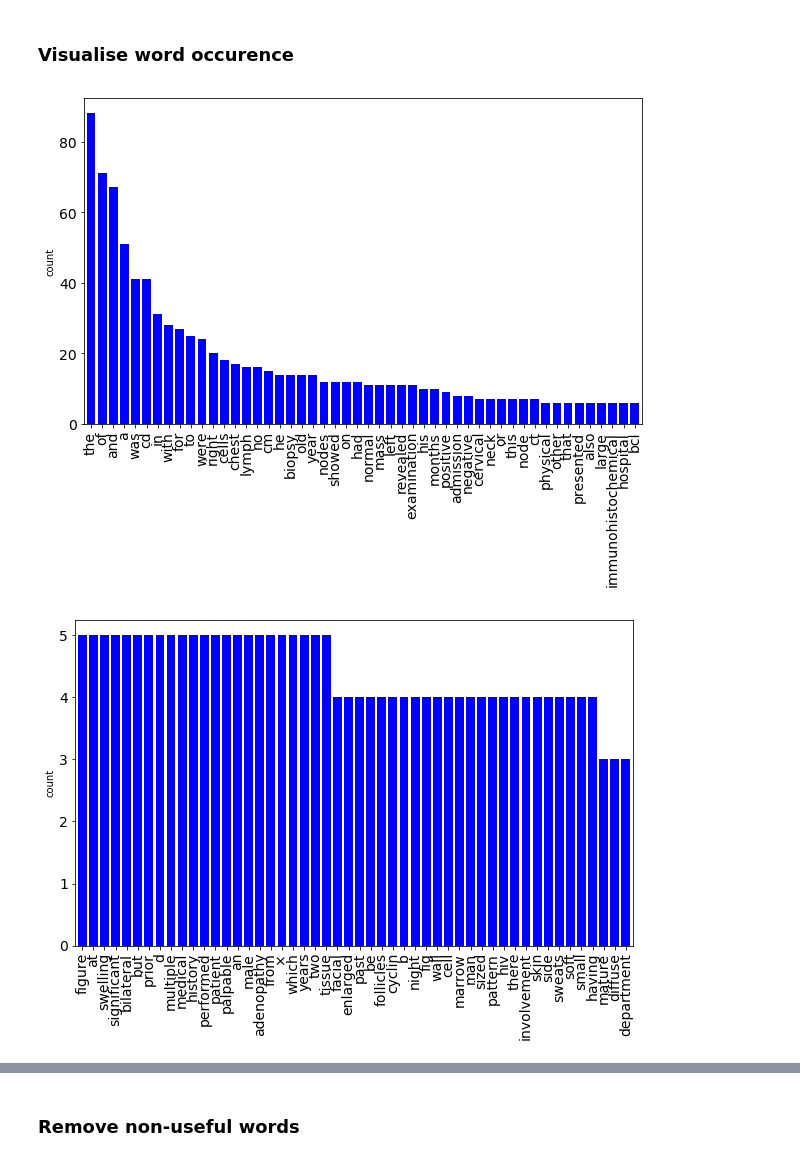
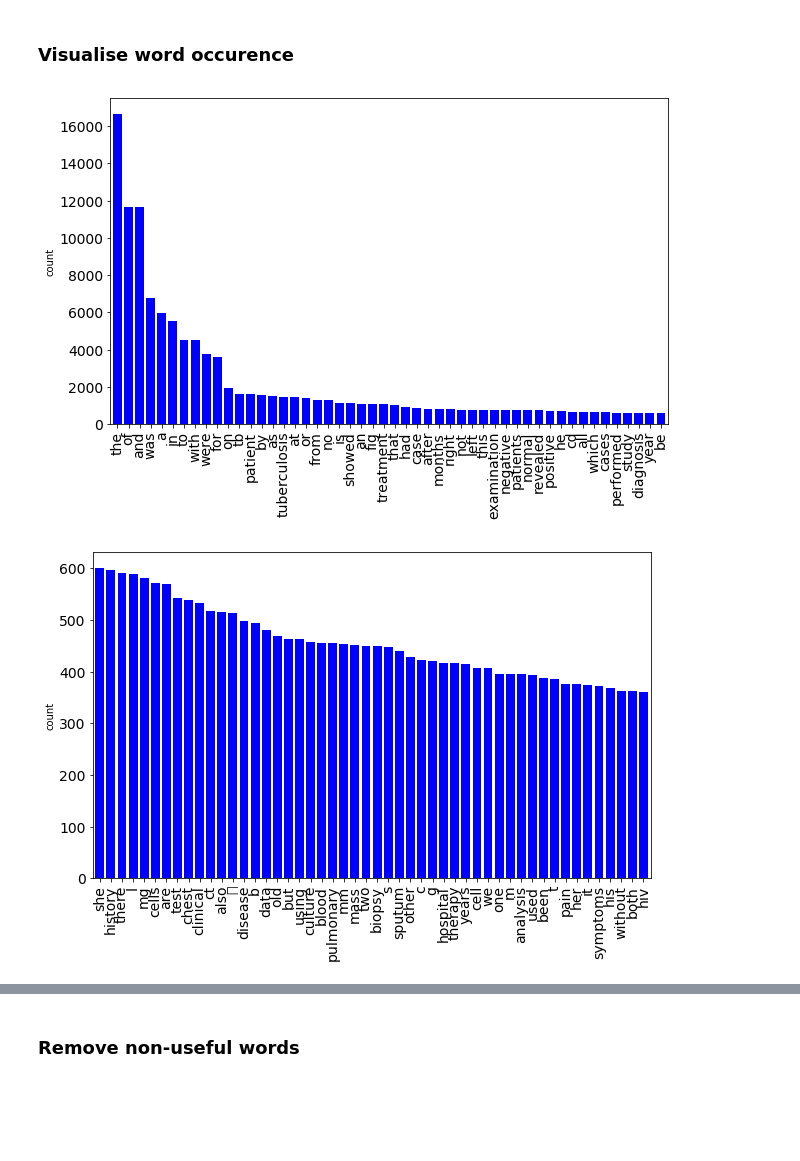
Before and after one commit to anaidpm/PhD, a Jupyter notebook: Word Cloud - Copy.ipynb, the cells around one changed output, grey strips where cells are left out. Saved outputs shown, nothing was run; the diff lists cells and outputs as text; code cells hidden in the pictures; blank space fills up the shorter version.

```diff
--- a/Word Cloud - Copy.ipynb
+++ b/Word Cloud - Copy.ipynb
@@ -26,8 +34,7 @@ Libraries loaded!
 # %%
 import pandas as pd
 
-df1= pd.read_csv('cases2.csv',encoding='latin-1')
-df1=df1.drop(['Notes'], axis=1)
-
-df1=df1.dropna()
-df1.head(30)
+df1= pd.read_csv('TB.csv',encoding='latin-1')
+df2= pd.read_csv('lymph.csv',encoding='latin-1')
+#df1=df1.drop(['Notes'], axis=1)
+#df1=df1.dropna()
@@ -49,12 +73,2 @@ df1.head(30)
 # %% [markdown]
 <b>View cloud for one case</b>
-# %%
-text = df1.Case[3]
-
-# Create and generate a word cloud image:
-wordcloud = WordCloud(background_color="white",max_words=50).generate(text)
-
-# Display the generated image:
-plt.imshow(wordcloud, interpolation='bilinear')
-plt.axis("off")
-plt.show()
@@ -70,6 +82,7 @@ wordcloud.to_file("first_review.png")
 # %% [markdown]
 <b>Combine all cases</b>
 # %%
-text = " ".join(case for case in df1.Case)
-print ("There are %d words in the combination of all cases." % len(text))
+#TB
+textTB = " ".join(case for case in df1.Case)
+print ("There are %d words in the combination of all cases." % len(textTB))
 # %% [output]
@@ -136,0 +161,7 @@ vect.get_feature_names()
+# %%
+#TB
+vect = CountVectorizer(max_features = 3000, tokenizer = tokenizer_better)
+# this could take a while
+vect.fit(df2.Case.values)
+# get the column names
+vect.get_feature_names()
@@ -137,32 +188,32 @@ vect.get_feature_names()
 # %% [markdown]
 ### Visualise word occurence
 # %%
-def plotFeatures(df1):
-    neg_doc_matrix = vect.transform(df1[df1.Label == 0].Case)
-    pos_doc_matrix = vect.transform(df1[df1.Label == 1].Case)
+def plotFeatures():
+    neg_doc_matrix = vect.transform(df1.Case)
+    pos_doc_matrix = vect.transform(df2.Case)
     neg_tf = np.sum(neg_doc_matrix,axis=0)
     pos_tf = np.sum(pos_doc_matrix,axis=0)
     neg = np.squeeze(np.asarray(neg_tf))
     pos = np.squeeze(np.asarray(pos_tf))
 
     term_freq_df = pd.DataFrame([neg,pos],columns=vect.get_feature_names()).transpose()
     term_freq_df.columns = ['negative', 'positive']
     term_freq_df['total'] = term_freq_df['negative'] + term_freq_df['positive']
     term_freq_df.sort_values(by='total', ascending=False).iloc[:10]
 
     #Create a series from the sparse matrix
     d = pd.Series(term_freq_df.total,
                   index = term_freq_df.index).sort_values(ascending=False)
     ax = d[:50].plot(kind='bar', figsize=(10,6), width=.8, fontsize=14, rot=90,color = 'b')
     ax.title.set_size(18)
     plt.ylabel('count')
     plt.show()
     ax = d[50:100].plot(kind='bar', figsize=(10,6), width=.8, fontsize=14, rot=90,color = 'b')
     ax.title.set_size(18)
     plt.ylabel('count')
     plt.show()
 
-plotFeatures(df1)
+plotFeatures()
 # %% [output]
-[figure, old version]
+[figure, new version]
-[figure, old version]
+[figure, new version]
```
Also changed, not shown: parts of 20 cells of this notebook.
